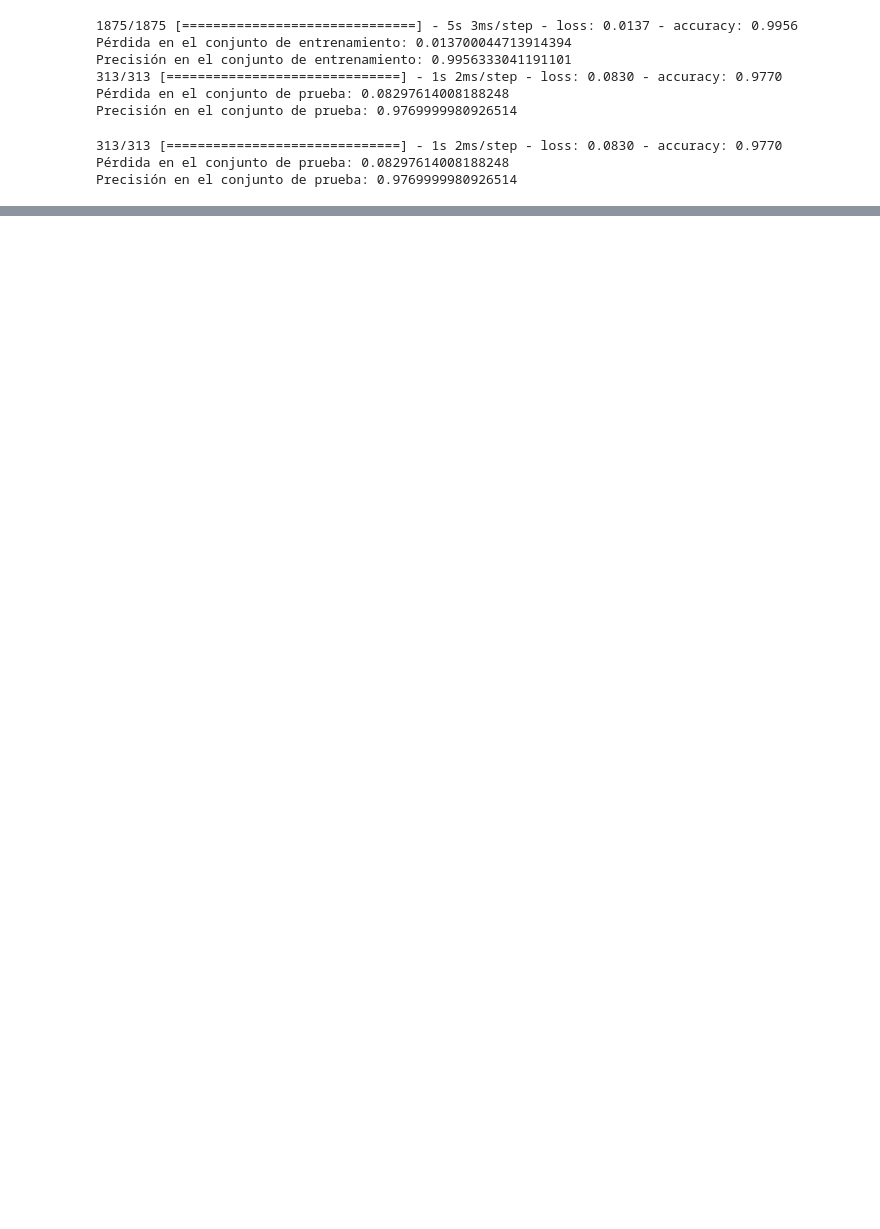
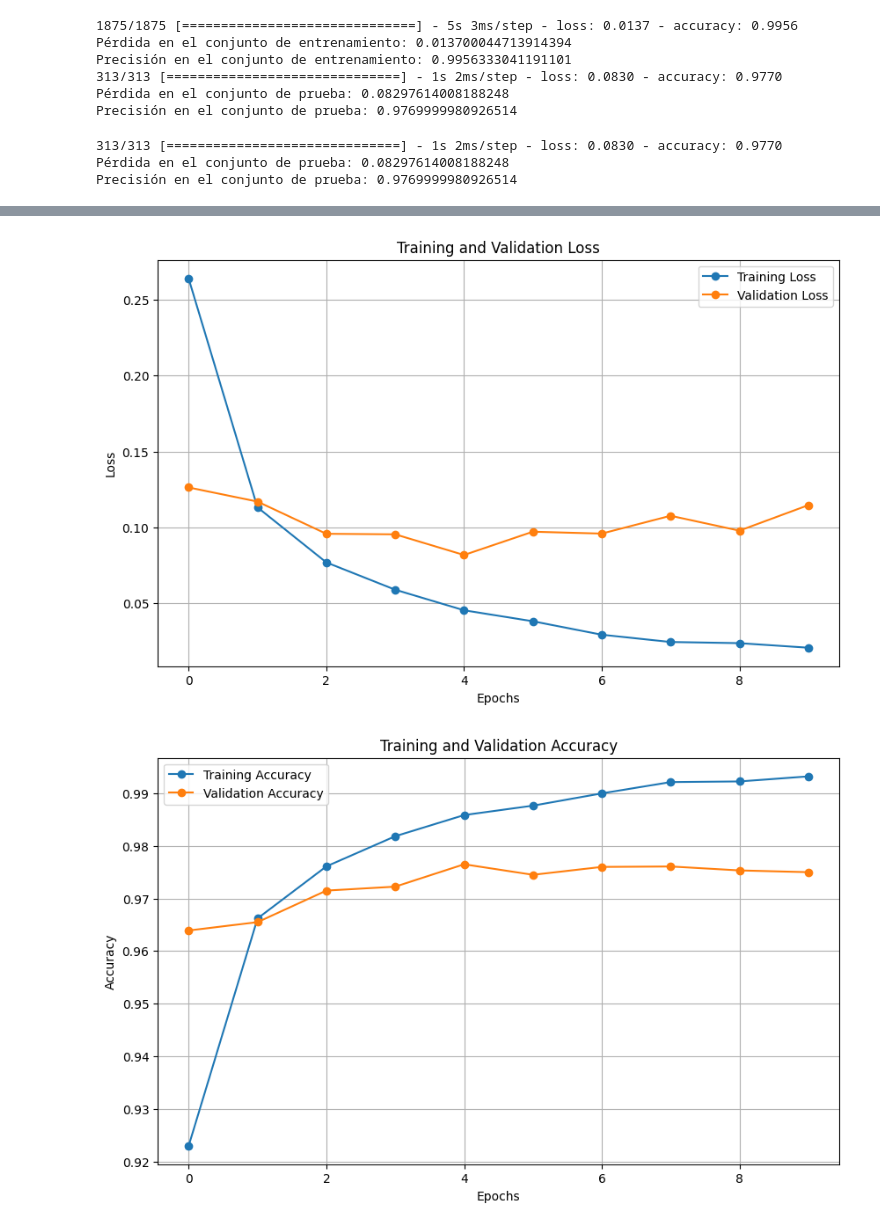
Before and after one commit to damianunriza1/talento_tech, a Jupyter notebook: TextosManuscritos.ipynb, the cells around one changed output, grey strips where cells are left out. Drawn from its saved outputs; the diff is of its cells as text; code cells hidden in the pictures; blank space fills up the shorter version.

```diff
--- a/TextosManuscritos.ipynb
+++ b/TextosManuscritos.ipynb
@@ -123,3 +191,66 @@ print ("Precisión en el conjunto de prueba:", accuracy)
 313/313 [==============================] - 1s 2ms/step - loss: 0.0830 - accuracy: 0.9770
 Pérdida en el conjunto de prueba: 0.08297614008188248
 Precisión en el conjunto de prueba: 0.9769999980926514
+# %%
+import keras
+import numpy as np
+import matplotlib.pyplot as plt
+import pandas as pd
+
+# Cargar el conjunto de datos MNIST
+mnist = keras.datasets.mnist
+# Cargar la división de entrenamiento y prueba del conjunto de datos MNIST
+(training_images, training_labels), (test_images, test_labels) = mnist.load_data()
+
+# Normalizar los valores de píxeles del tren y prueba las imágenes.
+training_images = training_images / 255.0
+test_images = test_images / 255.0
+
+# Separar datos de entrenamiento en entrenamiento y validación
+from sklearn.model_selection import train_test_split
+train_images, val_images, train_labels, val_labels = train_test_split(training_images, training_labels, test_size=0.2, random_state=42)
+
+# Construir el modelo de clasificación
+model = keras.models.Sequential([
+    keras.layers.Flatten(input_shape=(28, 28)),
+    keras.layers.Dense(128, activation='relu'),
+    keras.layers.Dense(64, activation='relu'),
+    keras.layers.Dense(10, activation='softmax')
+])
+
+# Compilar el modelo
+model.compile(optimizer='adam',
+              loss='sparse_categorical_crossentropy',
+              metrics=['accuracy'])
+
+# Resumen del modelo
+model.summary()
+
+# Entrenar el modelo con datos de entrenamiento y validación
+history = model.fit(train_images, train_labels, epochs=10, validation_data=(val_images, val_labels))
+
+# Crear DataFrame a partir del historial
+history_df = pd.DataFrame(history.history)
+
+# Graficar pérdida durante el entrenamiento y la validación
+plt.figure(figsize=(10, 6))
+plt.plot(history_df['loss'], label='Training Loss', marker='o')
+plt.plot(history_df['val_loss'], label='Validation Loss', marker='o')
+plt.title('Training and Validation Loss')
+plt.xlabel('Epochs')
+plt.ylabel('Loss')
+plt.grid(True)
+plt.legend()
+plt.show()
+
+# Graficar precisión durante el entrenamiento y la validación
+plt.figure(figsize=(10, 6))
+plt.plot(history_df['accuracy'], label='Training Accuracy', marker='o')
+plt.plot(history_df['val_accuracy'], label='Validation Accuracy', marker='o')
+plt.title('Training and Validation Accuracy')
+plt.xlabel('Epochs')
+plt.ylabel('Accuracy')
+plt.grid(True)
+plt.legend()
+plt.show()
+# %% [output]
@@ -125,0 +274,2 @@ Precisión en el conjunto de prueba: 0.9769999980926514
+[figure, added]
+[figure, added]
```
Also changed, not shown: parts of 9 cells of this notebook.
